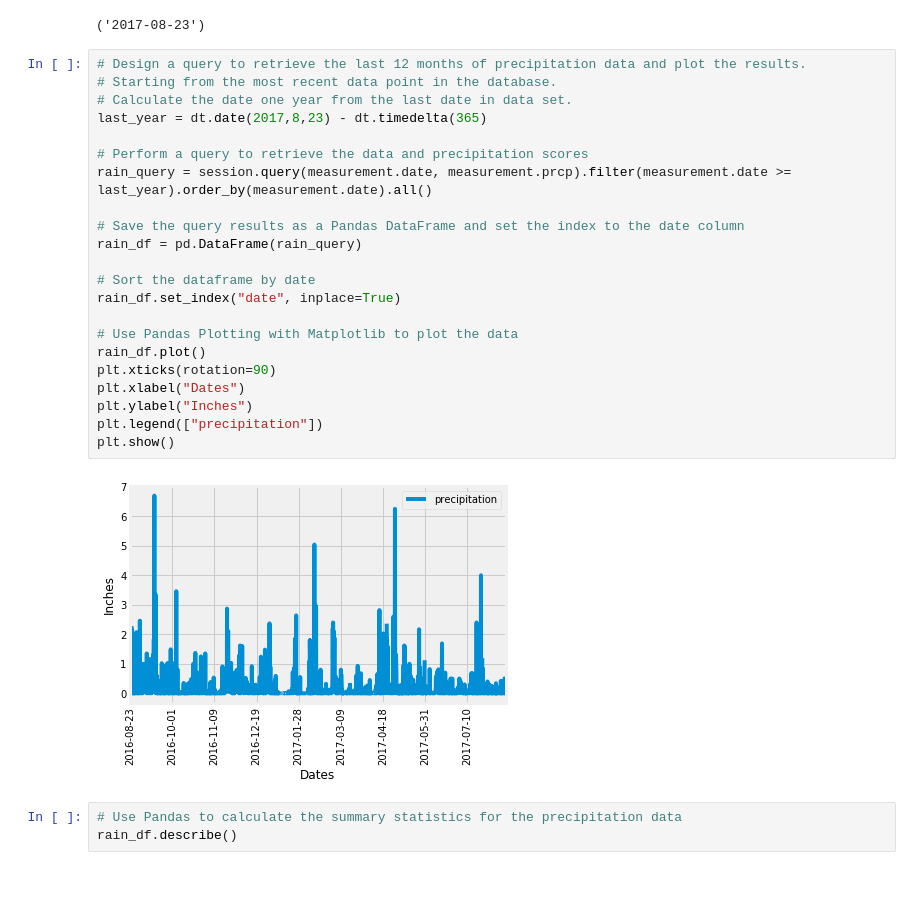
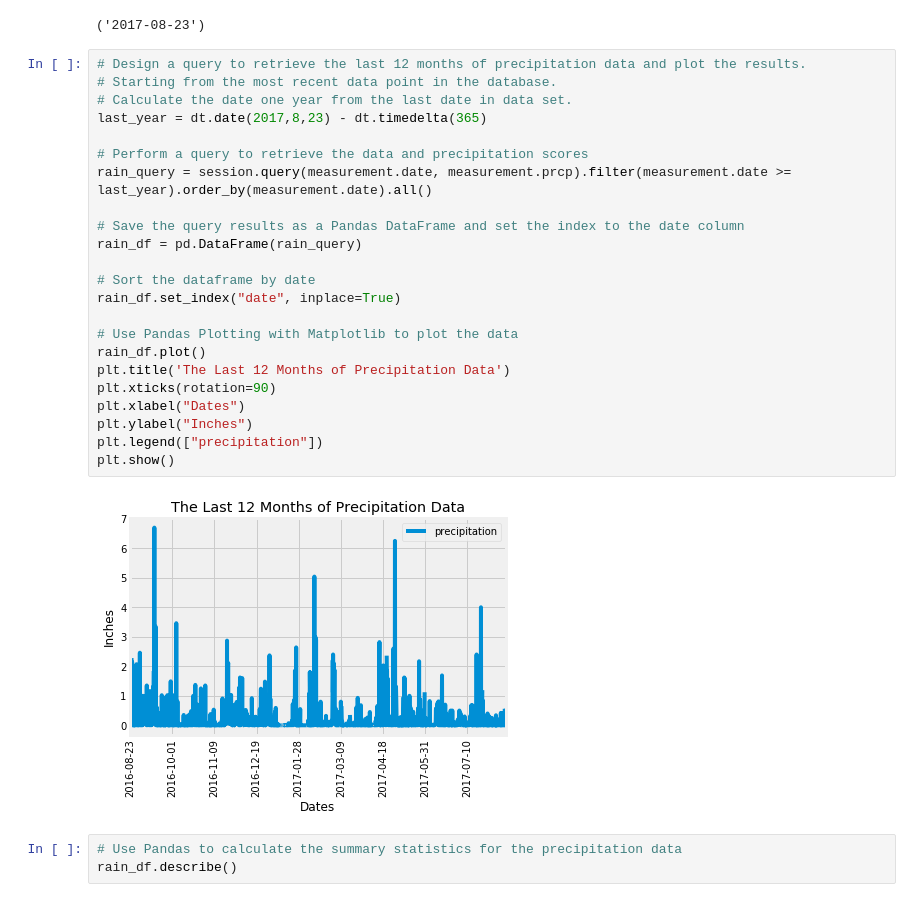
Before and after one commit to tnguyen0306/SQLAlchemy-Surfs-Up, a Jupyter notebook: climate.ipynb, the cells around one changed output. Saved outputs shown, nothing was run; the diff lists cells and outputs as text.

```diff
--- a/climate.ipynb
+++ b/climate.ipynb
@@ -45,27 +46,28 @@ session.query(measurement.date).order_by(measurement.date.desc()).first()
 # %%
 # Design a query to retrieve the last 12 months of precipitation data and plot the results.
 # Starting from the most recent data point in the database.
 # Calculate the date one year from the last date in data set.
 last_year = dt.date(2017,8,23) - dt.timedelta(365)
 
 # Perform a query to retrieve the data and precipitation scores
 rain_query = session.query(measurement.date, measurement.prcp).filter(measurement.date >= last_year).order_by(measurement.date).all()
 
 # Save the query results as a Pandas DataFrame and set the index to the date column
 rain_df = pd.DataFrame(rain_query)
 
 # Sort the dataframe by date
 rain_df.set_index("date", inplace=True)
 
 # Use Pandas Plotting with Matplotlib to plot the data
 rain_df.plot()
+plt.title('The Last 12 Months of Precipitation Data')
 plt.xticks(rotation=90)
 plt.xlabel("Dates")
 plt.ylabel("Inches")
 plt.legend(["precipitation"])
 plt.show()
 # %% [output]
-[figure, old version]
+[figure, new version]
 # %%
 # Use Pandas to calculate the summary statistics for the precipitation data
 rain_df.describe()
```
Also changed, not shown: parts of 3 cells of this notebook.
